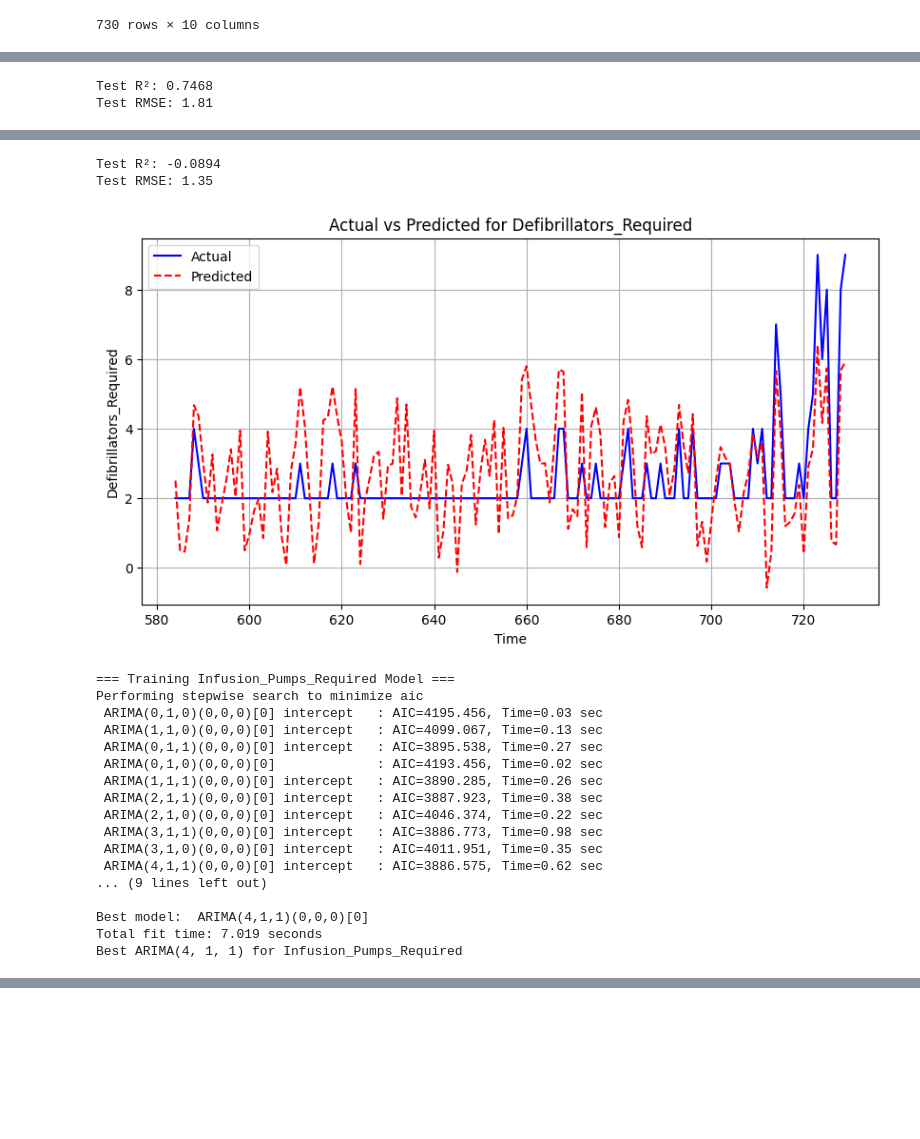
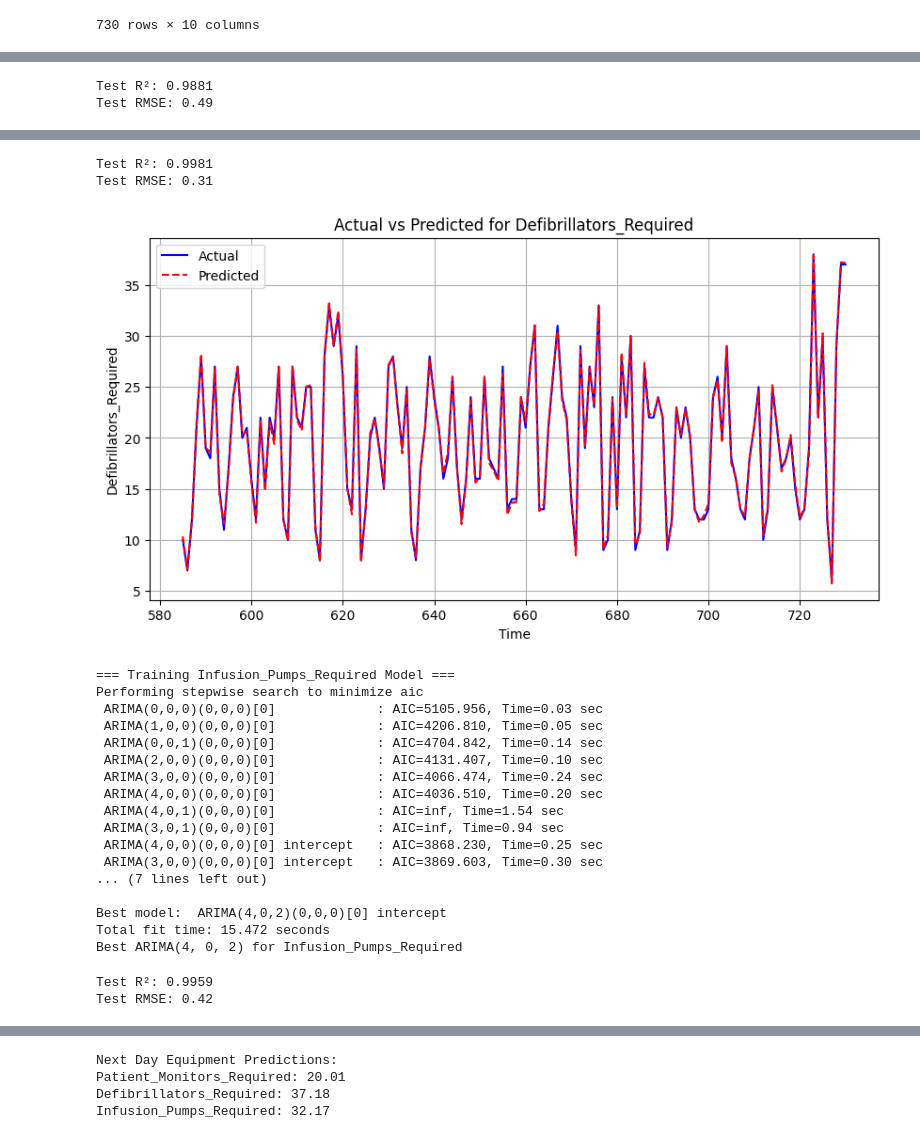
Before and after one commit to HARSHDIPSAHA/APT-project, a Jupyter notebook: predbed/EQUIPMENT_PREDICTION.IPYNB, the cells around one changed output, grey strips where cells are left out. Cells and saved outputs as stored; diff of their text form; code cells hidden in the pictures; blank space fills up the shorter version.

```diff
--- a/predbed/EQUIPMENT_PREDICTION.IPYNB
+++ b/predbed/EQUIPMENT_PREDICTION.IPYNB
@@ -275,19 +46,14 @@ from sklearn.metrics import r2_score, mean_squared_error
 from math import sqrt
 import joblib
 
-# Load dataset
 df = pd.read_csv("equipment_data.csv")
-
-# Convert data to numeric where applicable
 df = df.apply(pd.to_numeric, errors='coerce')
 
-# Add Lag Features (using past 3 days)
 lag_days = 3
 for col in ["Total_Discharges_Today", "ICU_Admissions_Today", "Surgeries_Today", "Bed_Occupancy_Rate"]:
     for lag in range(1, lag_days + 1):
         df[f"{col}_lag{lag}"] = df[col].shift(lag)
 
-# Drop rows with NaN due to lagging
 df.dropna(inplace=True)
 
 features = [
@@ -298,7 +64,19 @@ features = [
 
 targets = ["Patient_Monitors_Required", "Defibrillators_Required", "Infusion_Pumps_Required"]
 
-# Hyperparameter tuning for ARIMA
+def calculate_equipment_requirements(row):
+    seasonal_factor = np.random.uniform(0.8, 1.2)
+    icu_admissions = row["ICU_Admissions_Today"]
+    surgeries_today = row["Surgeries_Today"]
+    total_admissions = row["Total_Discharges_Today"]
+    return pd.Series({
+        "Patient_Monitors_Required": max(5, int(icu_admissions * 1.2 + surgeries_today * 0.5 + seasonal_factor)),
+        "Defibrillators_Required": max(2, int(1.2 * surgeries_today + 0.7 * icu_admissions + 0.4 * total_admissions + seasonal_factor)),
+        "Infusion_Pumps_Required": max(8, int(icu_admissions * 1.5 + total_admissions * 0.3 + seasonal_factor))
+    })
+
+df[targets] = df.apply(calculate_equipment_requirements, axis=1)
+
 def optimize_arima(y, exog):
     return auto_arima(
         y, exogenous=exog,
@@ -315,13 +93,10 @@ def optimize_arima(y, exog):
 models = {}
 for target in targets:
     print(f"\n=== Training {target} Model ===")
-
     train_size = int(len(df) * 0.8)
     train, test = df.iloc[:train_size], df.iloc[train_size:]
-
     best_model = optimize_arima(train[target], train[features])
     print(f"Best ARIMA{best_model.order} for {target}")
-
     model = SARIMAX(
         endog=train[target],
         exog=train[features],
@@ -329,24 +104,16 @@ for target in targets:
         seasonal_order=(0, 0, 0, 0)
     )
     fitted_model = model.fit(disp=False)
-
-    # Save model
     model_path = f"arima_{target.replace(' ', '_')}.pkl"
     joblib.dump(fitted_model, model_path)
     models[target] = model_path
-
-    # Evaluate
     forecast = fitted_model.get_forecast(steps=len(test), exog=test[features])
     predicted = forecast.predicted_mean
     actual = test[target]
-
     r2 = r2_score(actual, predicted)
     rmse = sqrt(mean_squared_error(actual, predicted))
-
     print(f"Test R²: {r2:.4f}")
     print(f"Test RMSE: {rmse:.2f}")
-
-    # Plot actual vs predicted
     plt.figure(figsize=(10, 5))
     plt.plot(test.index, actual, label="Actual", color='blue')
     plt.plot(test.index, predicted, label="Predicted", color='red', linestyle='dashed')
@@ -357,7 +124,6 @@ for target in targets:
     plt.grid()
     plt.show()
 
-# Prediction function
 def predict_equipment_requirements(models, latest_data):
     predictions = {}
     for target, path in models.items():
@@ -367,13 +133,8 @@ def predict_equipment_requirements(models, latest_data):
         predictions[target] = forecast.predicted_mean.iloc[0]
     return predictions
 
-# Get latest data
 latest_data = df.iloc[[-1]]
-
-# Predict
 predictions = predict_equipment_requirements(models, latest_data)
-
-# Print results
 print("\nNext Day Equipment Predictions:")
 for equip, value in predictions.items():
     print(f"{equip}: {value:.2f}")
@@ -398,2 +159,2 @@ Best ARIMA(2, 1, 4) for Patient_Monitors_Required
-Test R²: 0.7468
-Test RMSE: 1.81
+Test R²: 0.9881
+Test RMSE: 0.49
@@ -418,20 +179,22 @@ Best ARIMA(3, 1, 3) for Defibrillators_Required
-Test R²: -0.0894
-Test RMSE: 1.35
+Test R²: 0.9981
+Test RMSE: 0.31
-[figure, old version]
+[figure, new version]
 === Training Infusion_Pumps_Required Model ===
 Performing stepwise search to minimize aic
- ARIMA(0,1,0)(0,0,0)[0] intercept   : AIC=4195.456, Time=0.03 sec
- ARIMA(1,1,0)(0,0,0)[0] intercept   : AIC=4099.067, Time=0.13 sec
- ARIMA(0,1,1)(0,0,0)[0] intercept   : AIC=3895.538, Time=0.27 sec
- ARIMA(0,1,0)(0,0,0)[0]             : AIC=4193.456, Time=0.02 sec
- ARIMA(1,1,1)(0,0,0)[0] intercept   : AIC=3890.285, Time=0.26 sec
- ARIMA(2,1,1)(0,0,0)[0] intercept   : AIC=3887.923, Time=0.38 sec
- ARIMA(2,1,0)(0,0,0)[0] intercept   : AIC=4046.374, Time=0.22 sec
- ARIMA(3,1,1)(0,0,0)[0] intercept   : AIC=3886.773, Time=0.98 sec
- ARIMA(3,1,0)(0,0,0)[0] intercept   : AIC=4011.951, Time=0.35 sec
- ARIMA(4,1,1)(0,0,0)[0] intercept   : AIC=3886.575, Time=0.62 sec
-... (9 lines left out)
+ ARIMA(0,0,0)(0,0,0)[0]             : AIC=5105.956, Time=0.03 sec
+ ARIMA(1,0,0)(0,0,0)[0]             : AIC=4206.810, Time=0.05 sec
+ ARIMA(0,0,1)(0,0,0)[0]             : AIC=4704.842, Time=0.14 sec
+ ARIMA(2,0,0)(0,0,0)[0]             : AIC=4131.407, Time=0.10 sec
+ ARIMA(3,0,0)(0,0,0)[0]             : AIC=4066.474, Time=0.24 sec
+ ARIMA(4,0,0)(0,0,0)[0]             : AIC=4036.510, Time=0.20 sec
+ ARIMA(4,0,1)(0,0,0)[0]             : AIC=inf, Time=1.54 sec
+ ARIMA(3,0,1)(0,0,0)[0]             : AIC=inf, Time=0.94 sec
+ ARIMA(4,0,0)(0,0,0)[0] intercept   : AIC=3868.230, Time=0.25 sec
+ ARIMA(3,0,0)(0,0,0)[0] intercept   : AIC=3869.603, Time=0.30 sec
+... (7 lines left out)
 
-Best model:  ARIMA(4,1,1)(0,0,0)[0]
-Total fit time: 7.019 seconds
-Best ARIMA(4, 1, 1) for Infusion_Pumps_Required
+Best model:  ARIMA(4,0,2)(0,0,0)[0] intercept
+Total fit time: 15.472 seconds
+Best ARIMA(4, 0, 2) for Infusion_Pumps_Required
+Test R²: 0.9959
+Test RMSE: 0.42
@@ -437,0 +202,4 @@ Best ARIMA(4, 1, 1) for Infusion_Pumps_Required
+Next Day Equipment Predictions:
+Patient_Monitors_Required: 20.01
+Defibrillators_Required: 37.18
+Infusion_Pumps_Required: 32.17
```
Also changed, not shown: parts of 6 cells of this notebook, 12 other files.
